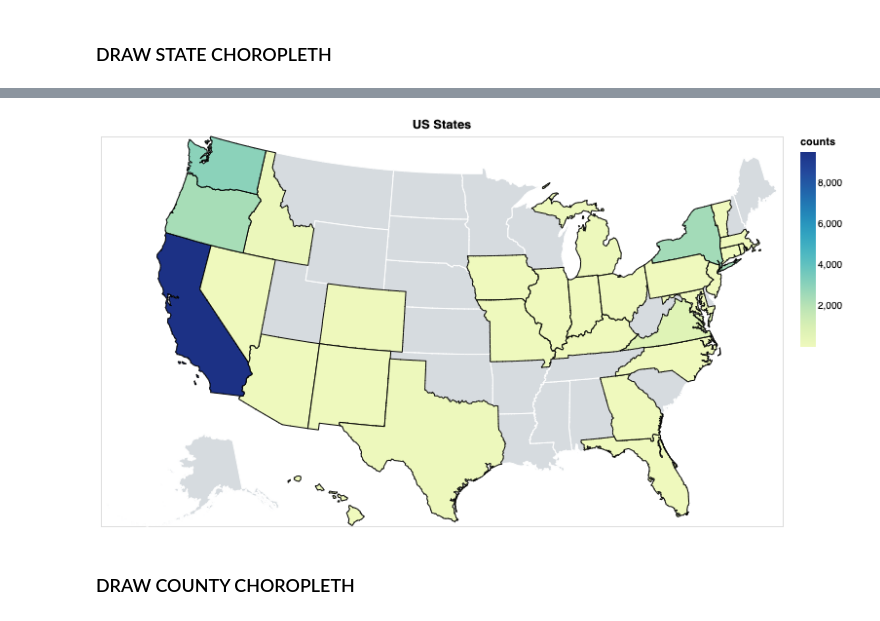
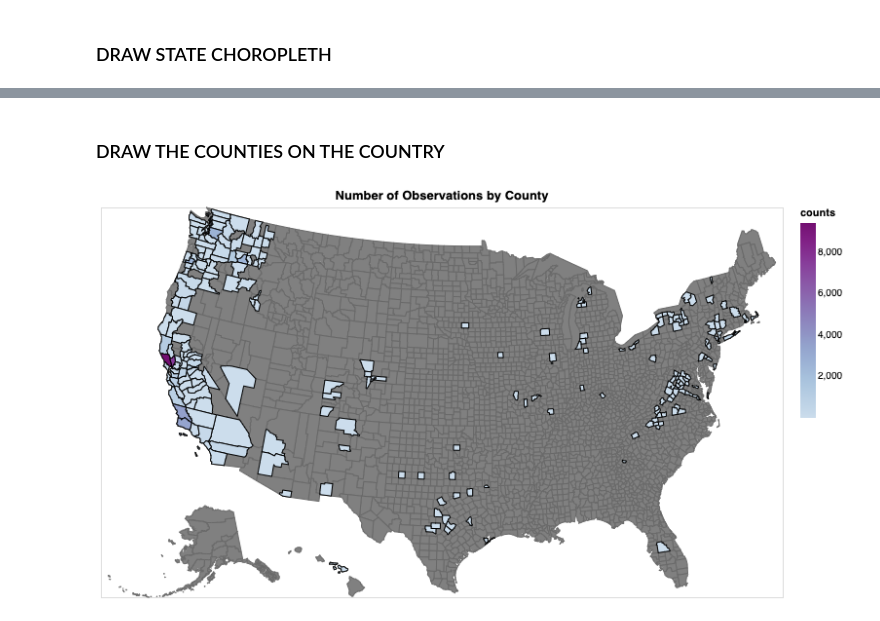
Before and after one commit to UBC-MDS/DSCI532_Group204_Vino, a Jupyter notebook: src/charts.ipynb, the cells around one changed output, grey strips where cells are left out. Drawn from its saved outputs; the diff is of its cells as text; code cells hidden in the pictures.

```diff
--- a/src/charts.ipynb
+++ b/src/charts.ipynb
@@ -13,7 +13,7 @@ DataTransformerRegistry.enable('json')
 df = pd.read_csv('../data/cleaned_data.csv',
                  usecols=['points', 'title', 'description', 'price',
                            'designation', 'variety', 'winery', 'county',
-                           'county_id', 'state_id', 'value', 'state'])
+                           'county_id', 'state_id', 'value', 'state', 'region_1'])
 # %%
 df.head()
 # %% [output]
@@ -43,33 +217,33 @@ county_counts = df.groupby(['county', 'county_id']).size().reset_index(name='cou
+# %% [markdown]
+### DRAW THE COUNTIES ON THE COUNTRY
 # %%
 counties = alt.topo_feature(data.us_10m.url, 'counties')
 
-foreground = alt.Chart(states).mark_geoshape().encode(
-    color=alt.Color('counts:Q')#,
-#                     scale=alt.Scale(scheme='viridis'))
+foreground = alt.Chart(counties).mark_geoshape().encode(
+    color=alt.Color('counts:Q',
+                    scale=alt.Scale(scheme='bluepurple'))
 ).mark_geoshape(
     stroke='black',
     strokeWidth=1
 ).transform_lookup(
     lookup='id',
-    from_=alt.LookupData(state_counts, 'state_id', ['counts'])
+    from_=alt.LookupData(county_counts, 'county_id', ['counts'])
 ).project(
     type='albersUsa'
 ).properties(
     width=500,
     height=300
 )
 
-background = alt.Chart(states).mark_geoshape(
-    fill='#D6DBDF',
-    stroke='white'
+background = alt.Chart(counties).mark_geoshape(
+    fill='gray',
+    stroke='dimgray'
 ).properties(
-    title='US States',
+    title='Number of Observations by County',
     width=700,
     height=400
 ).project('albersUsa')
 
 background + foreground
 # %% [output]
-[figure, old version]
+[figure, new version]
-# %% [markdown]
-### DRAW COUNTY CHOROPLETH
```
Also changed, not shown: parts of 12 cells of this notebook, 3 other files.
